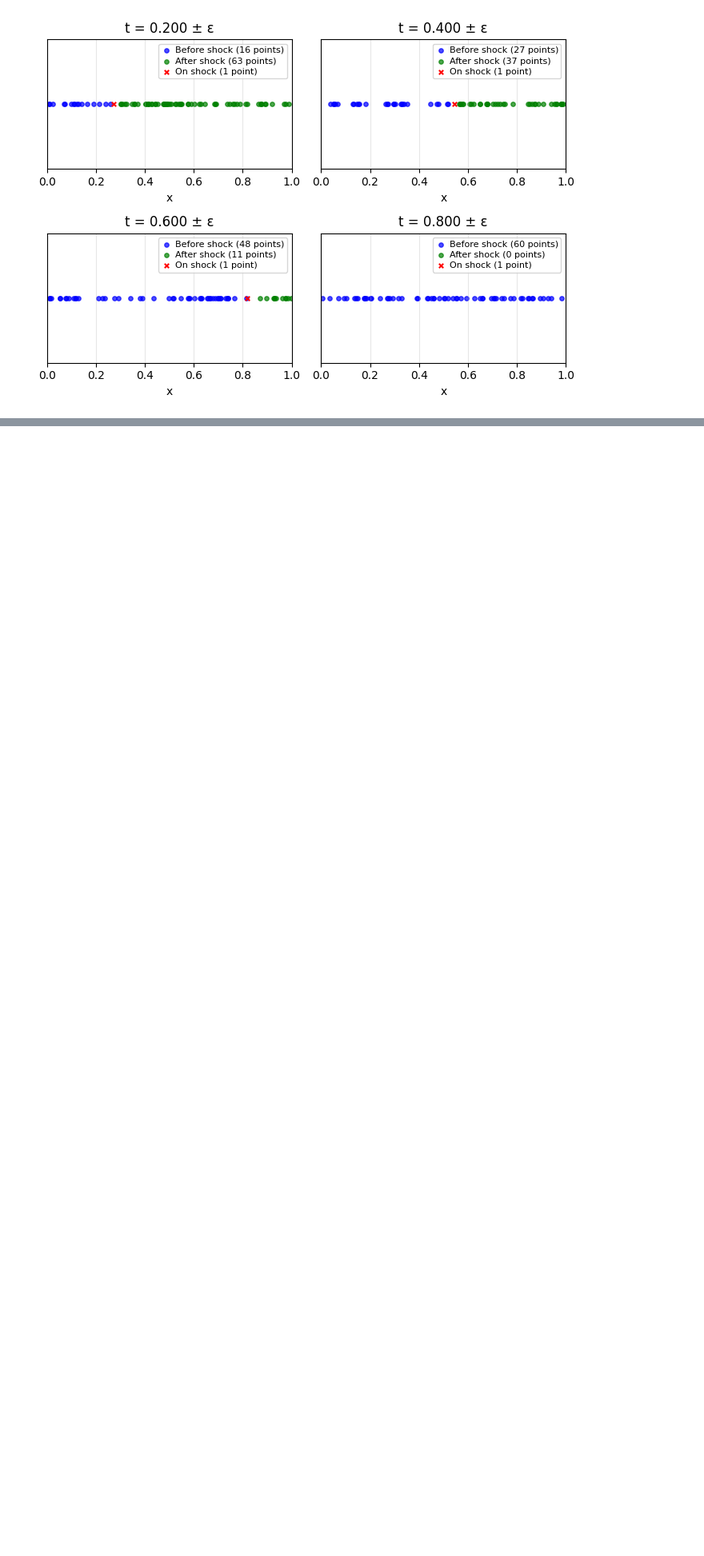
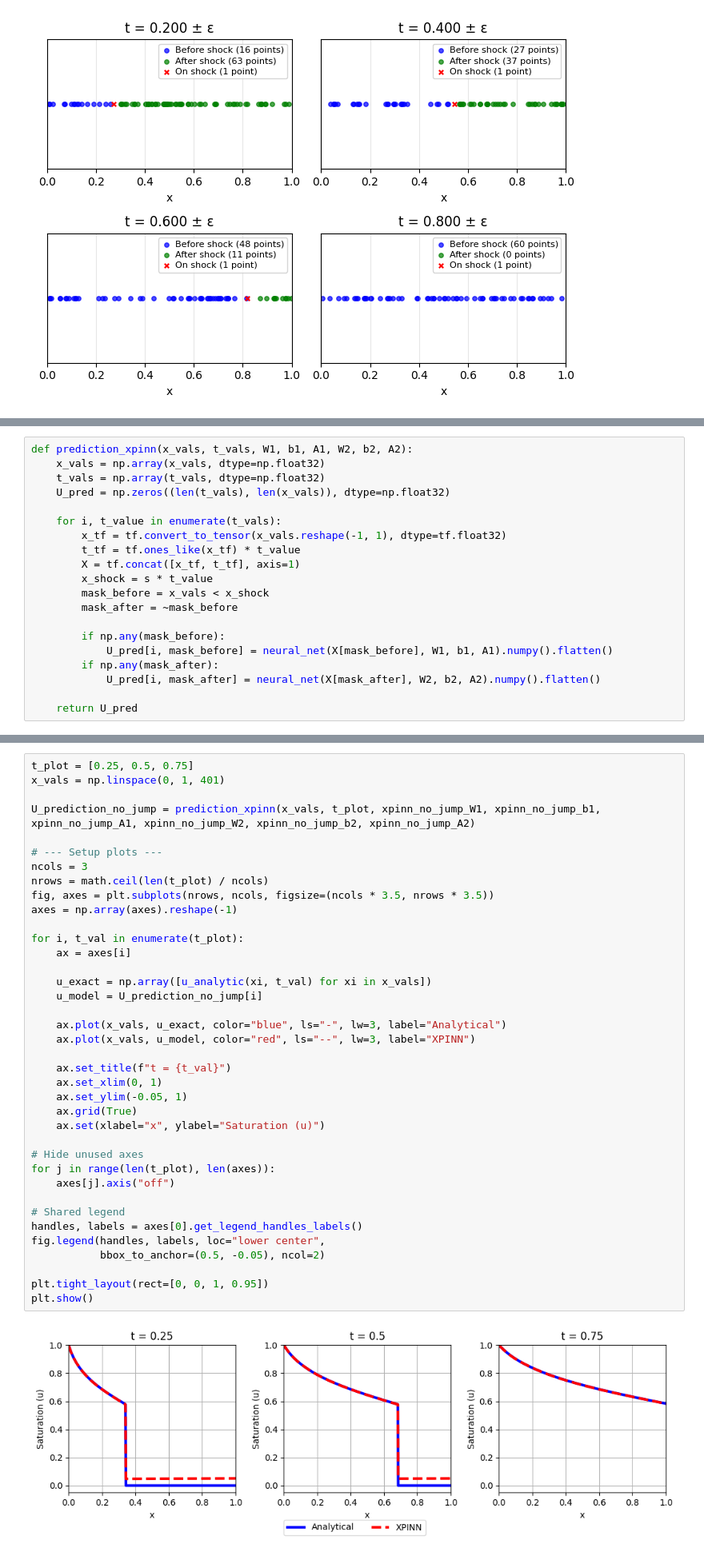
Before and after one commit to saifkhanengr/XPINN-for-Buckley-Leverett, a Jupyter notebook: XPINN_for_Buckley_Leverett.ipynb, the cells around one changed output, grey strips where cells are left out. Shown at 80% size. Drawn from its saved outputs; the diff is of its cells as text; blank space fills up the shorter version.

```diff
--- a/XPINN_for_Buckley_Leverett.ipynb
+++ b/XPINN_for_Buckley_Leverett.ipynb
@@ -770,0 +590,20 @@ plt.show()
+# %%
+def prediction_xpinn(x_vals, t_vals, W1, b1, A1, W2, b2, A2):
+    x_vals = np.array(x_vals, dtype=np.float32)
+    t_vals = np.array(t_vals, dtype=np.float32)
+    U_pred = np.zeros((len(t_vals), len(x_vals)), dtype=np.float32)
+
+    for i, t_value in enumerate(t_vals):
+        x_tf = tf.convert_to_tensor(x_vals.reshape(-1, 1), dtype=tf.float32)
+        t_tf = tf.ones_like(x_tf) * t_value
+        X = tf.concat([x_tf, t_tf], axis=1)
+        x_shock = s * t_value
+        mask_before = x_vals < x_shock
+        mask_after = ~mask_before
+
+        if np.any(mask_before):
+            U_pred[i, mask_before] = neural_net(X[mask_before], W1, b1, A1).numpy().flatten()
+        if np.any(mask_after):
+            U_pred[i, mask_after] = neural_net(X[mask_after], W2, b2, A2).numpy().flatten()
+
+    return U_pred
@@ -770,0 +892,40 @@ plt.show()
+# %%
+t_plot = [0.25, 0.5, 0.75]
+x_vals = np.linspace(0, 1, 401)
+
+U_prediction_no_jump = prediction_xpinn(x_vals, t_plot, xpinn_no_jump_W1, xpinn_no_jump_b1, xpinn_no_jump_A1, xpinn_no_jump_W2, xpinn_no_jump_b2, xpinn_no_jump_A2)
+
+# --- Setup plots ---
+ncols = 3
+nrows = math.ceil(len(t_plot) / ncols)
+fig, axes = plt.subplots(nrows, ncols, figsize=(ncols * 3.5, nrows * 3.5))
+axes = np.array(axes).reshape(-1)
+
+for i, t_val in enumerate(t_plot):
+    ax = axes[i]
+
+    u_exact = np.array([u_analytic(xi, t_val) for xi in x_vals])
+    u_model = U_prediction_no_jump[i]
+
+    ax.plot(x_vals, u_exact, color="blue", ls="-", lw=3, label="Analytical")
+    ax.plot(x_vals, u_model, color="red", ls="--", lw=3, label="XPINN")
+
+    ax.set_title(f"t = {t_val}")
+    ax.set_xlim(0, 1)
+    ax.set_ylim(-0.05, 1)
+    ax.grid(True)
+    ax.set(xlabel="x", ylabel="Saturation (u)")
+
+# Hide unused axes
+for j in range(len(t_plot), len(axes)):
+    axes[j].axis("off")
+
+# Shared legend
+handles, labels = axes[0].get_legend_handles_labels()
+fig.legend(handles, labels, loc="lower center",
+           bbox_to_anchor=(0.5, -0.05), ncol=2)
+
+plt.tight_layout(rect=[0, 0, 1, 0.95])
+plt.show()
+# %% [output]
+[figure, added]
```
Also changed, not shown: parts of 54 cells of this notebook.
